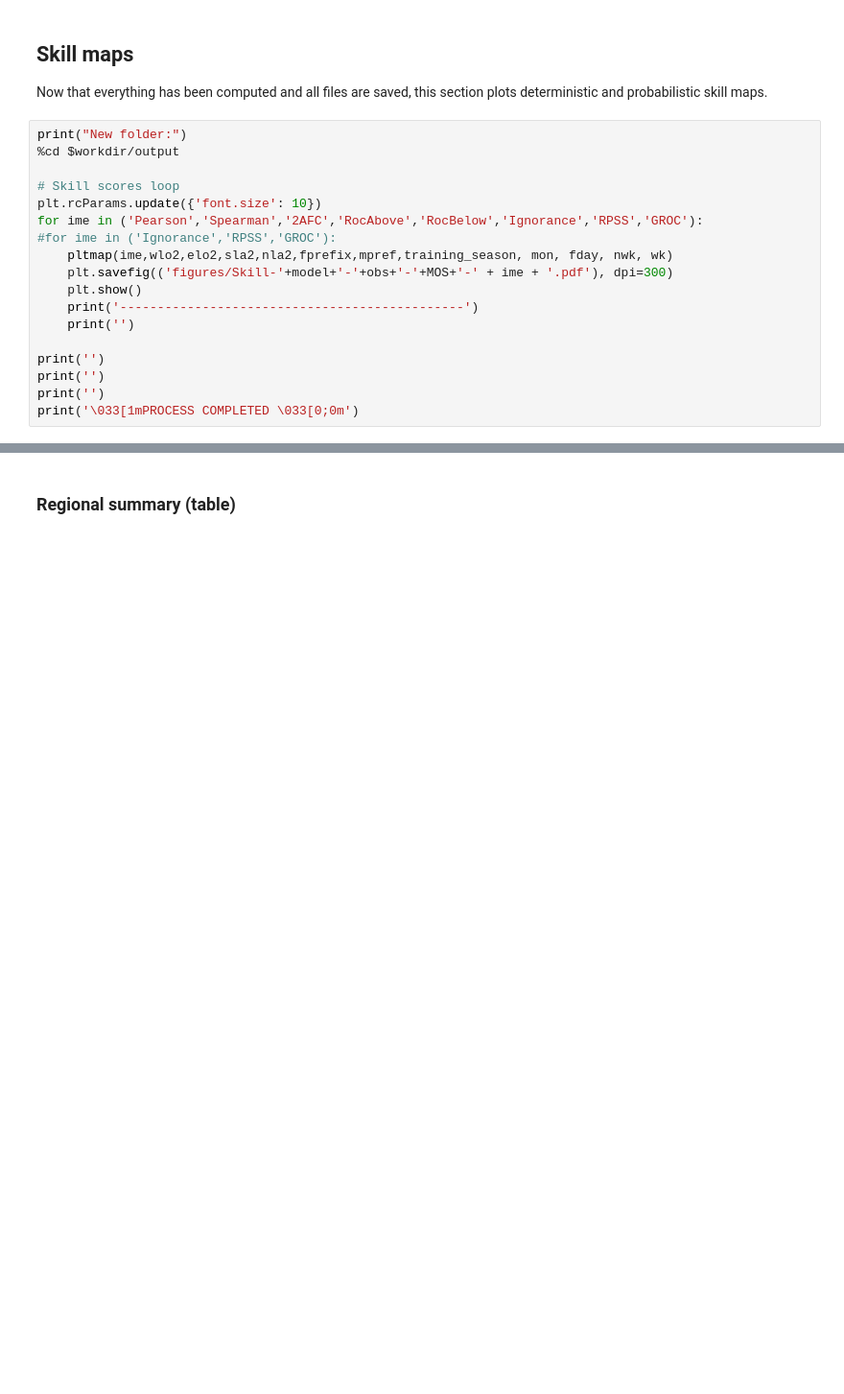
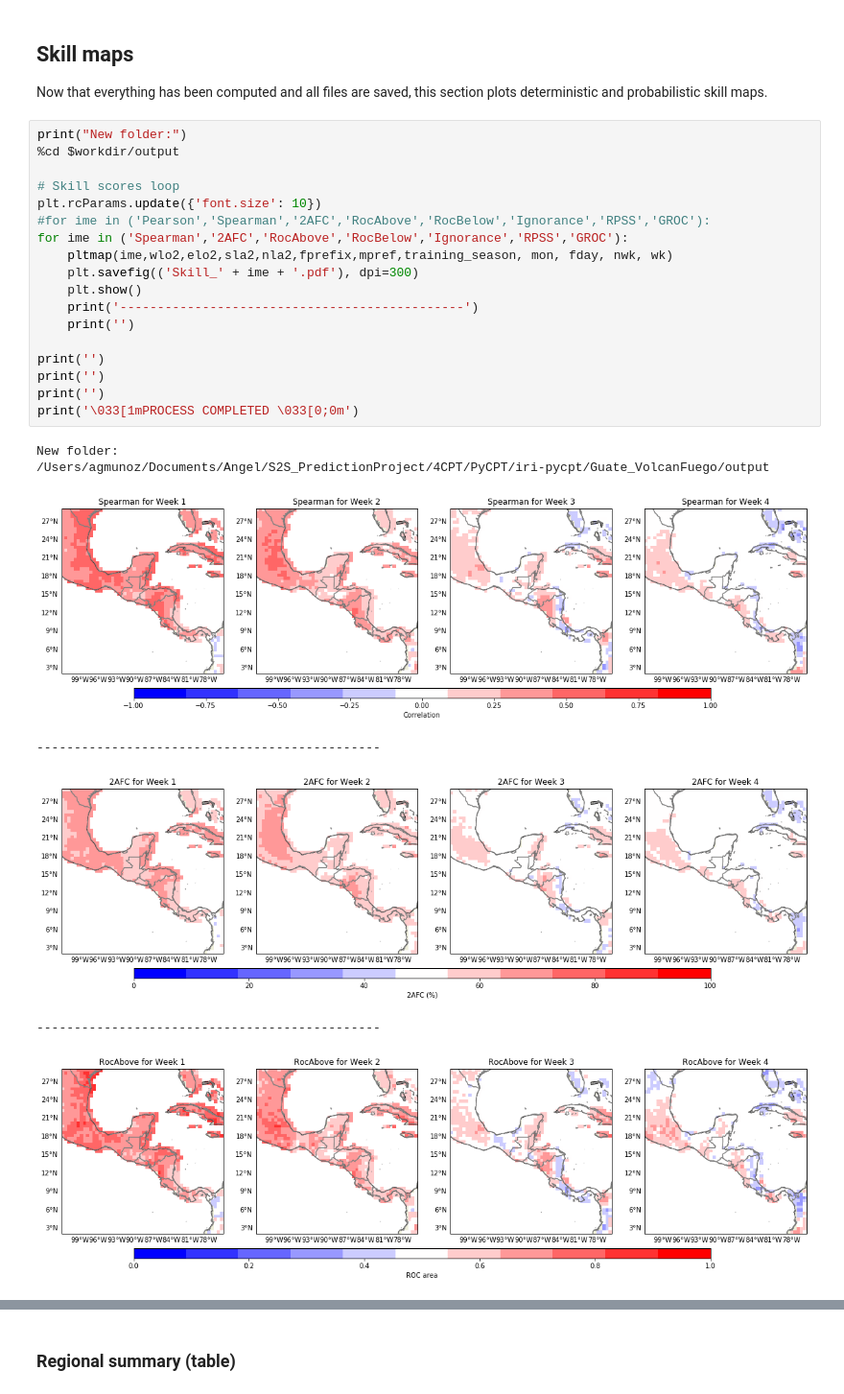
Before and after one commit to ssilje/iri-pycpt, a Jupyter notebook: PyCPT_s2sv1.7.ipynb, the cells around one changed output, grey strips where cells are left out. Shown at 96% size. Saved outputs shown, nothing was run; the diff lists cells and outputs as text; blank space fills up the shorter version.

```diff
--- a/PyCPT_s2sv1.7.ipynb
+++ b/PyCPT_s2sv1.7.ipynb
@@ -265,18 +320,26 @@ Now that everything has been computed and all files are saved, this section plot
 # %%
 print("New folder:")
 %cd $workdir/output
 
 # Skill scores loop
 plt.rcParams.update({'font.size': 10})
-for ime in ('Pearson','Spearman','2AFC','RocAbove','RocBelow','Ignorance','RPSS','GROC'):
-#for ime in ('Ignorance','RPSS','GROC'):
+#for ime in ('Pearson','Spearman','2AFC','RocAbove','RocBelow','Ignorance','RPSS','GROC'):
+for ime in ('Spearman','2AFC','RocAbove','RocBelow','Ignorance','RPSS','GROC'):
     pltmap(ime,wlo2,elo2,sla2,nla2,fprefix,mpref,training_season, mon, fday, nwk, wk)
-    plt.savefig(('figures/Skill-'+model+'-'+obs+'-'+MOS+'-' + ime + '.pdf'), dpi=300)
+    plt.savefig(('Skill_' + ime + '.pdf'), dpi=300)
     plt.show()
     print('----------------------------------------------')
     print('')
 
 print('')
 print('')
 print('')
 print('\033[1mPROCESS COMPLETED \033[0;0m')
+# %% [output]
+New folder:
+/Users/agmunoz/Documents/Angel/S2S_PredictionProject/4CPT/PyCPT/iri-pycpt/Guate_VolcanFuego/output
+[figure, added]
+----------------------------------------------
+[figure, added]
+----------------------------------------------
+[figure, added]
```
Also changed, not shown: parts of 12 cells of this notebook, 1 other file.
